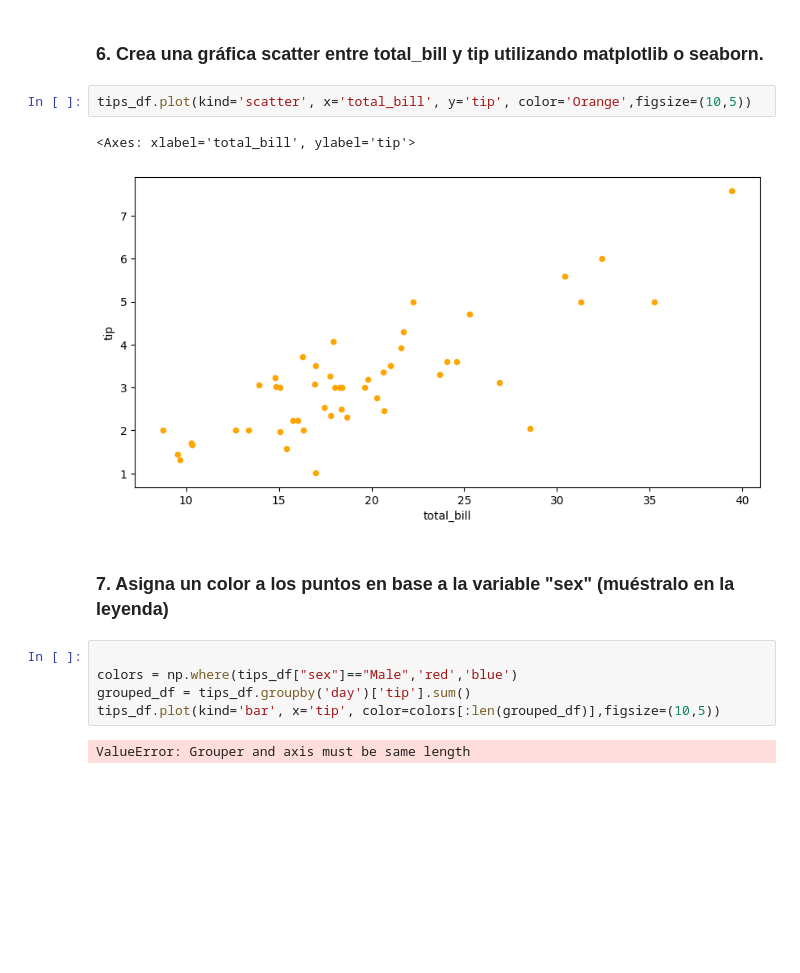
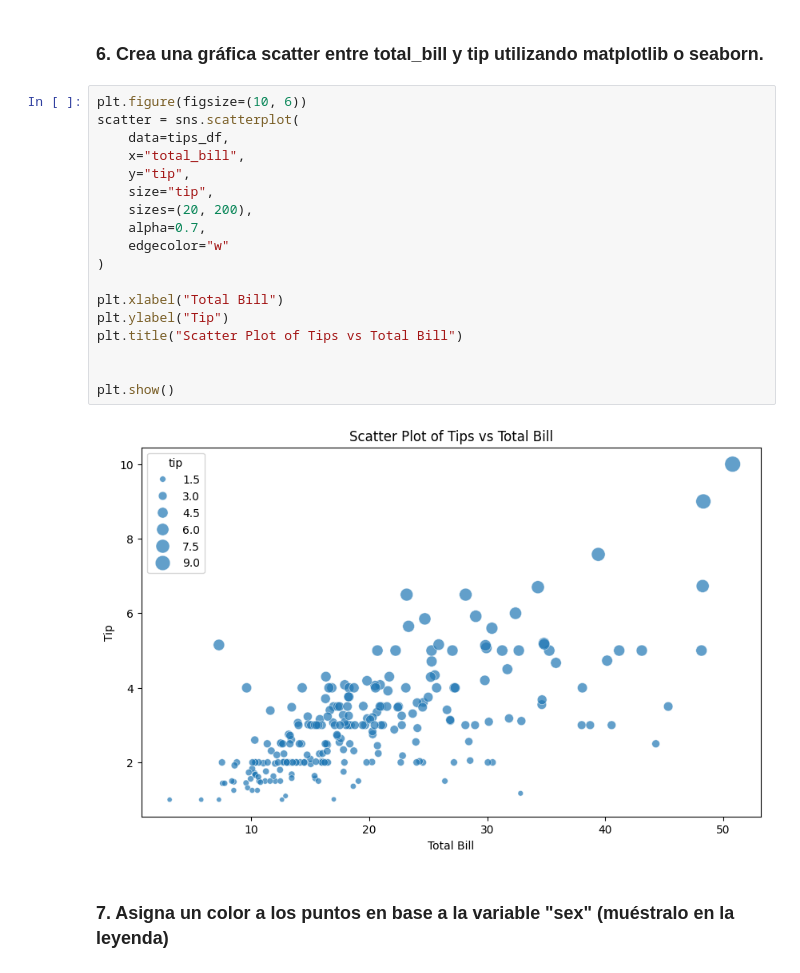
Before and after one commit to GabrielEdreira/Tareas_PRIA, a Jupyter notebook: Boletines/Bloque5/Ejercicios/Numpy_pandas.ipynb, the cells around one changed output. Cells and saved outputs as stored; diff of their text form; blank space fills up the shorter version.

```diff
--- a/Boletines/Bloque5/Ejercicios/Numpy_pandas.ipynb
+++ b/Boletines/Bloque5/Ejercicios/Numpy_pandas.ipynb
@@ -167,17 +160,25 @@ tips_df.plot(kind='bar', x='tip', y='size', color='Orange',figsize=(10,5))
 [figure]
 # %% [markdown]
 ### 6. Crea una gráfica **scatter** entre **total_bill** y **tip** utilizando matplotlib o seaborn.
-# %%
-tips_df.plot(kind='scatter', x='total_bill', y='tip', color='Orange',figsize=(10,5))
-# %% [output]
-<Axes: xlabel='total_bill', ylabel='tip'>
-[figure, removed]
+# %%
+plt.figure(figsize=(10, 6))
+scatter = sns.scatterplot(
+    data=tips_df,
+    x="total_bill",
+    y="tip",
+    size="tip",
+    sizes=(20, 200),
+    alpha=0.7,
+    edgecolor="w"
+)
+
+plt.xlabel("Total Bill")
+plt.ylabel("Tip")
+plt.title("Scatter Plot of Tips vs Total Bill")
+
+
+plt.show()
+# %% [output]
+[figure, added]
 # %% [markdown]
 ### 7. Asigna un color a los puntos en base a la variable "sex" (muéstralo en la leyenda)
-# %%
-
-colors = np.where(tips_df["sex"]=="Male",'red','blue')
-grouped_df = tips_df.groupby('day')['tip'].sum()
-tips_df.plot(kind='bar', x='tip', color=colors[:len(grouped_df)],figsize=(10,5))
-# %% [output]
-ValueError: Grouper and axis must be same length
```
Also changed, not shown: parts of 7 cells of this notebook, 1 other file.
